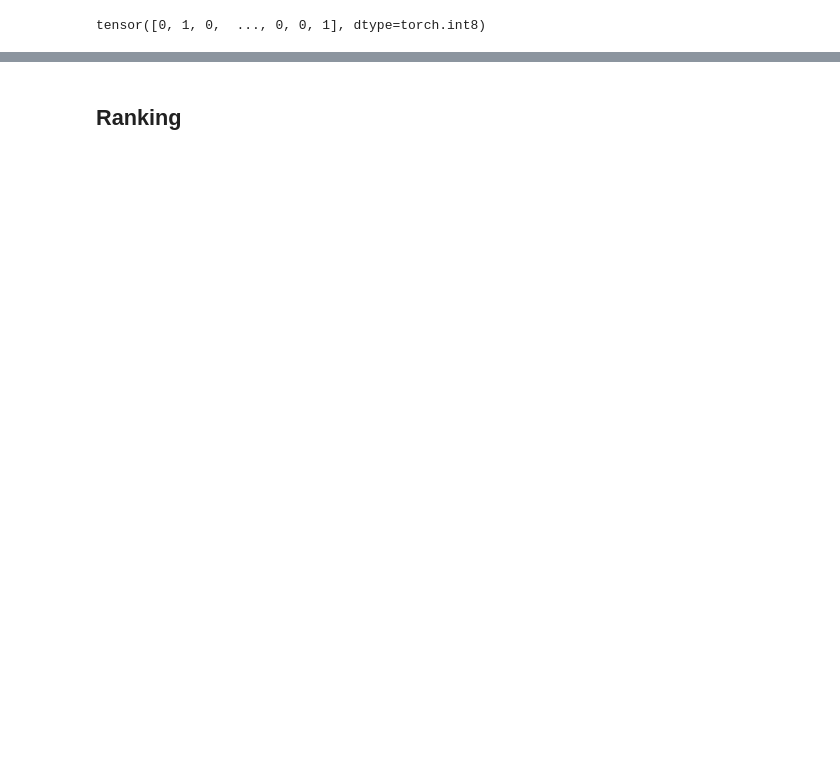
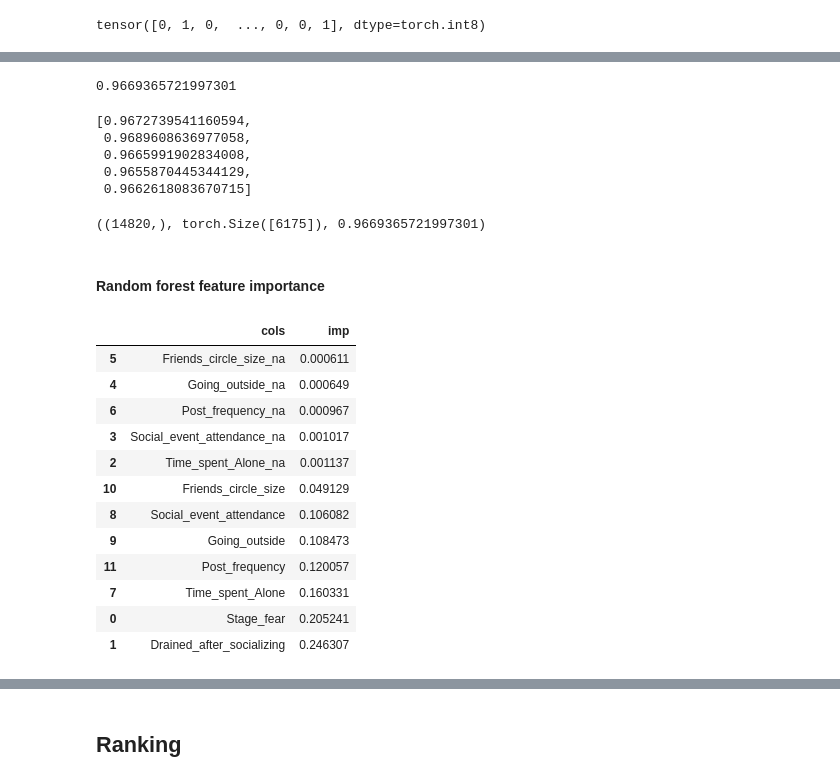
Before and after one commit to rubanzasilva/ps_s5_e7, a Jupyter notebook: s5e7-fastai-gmbs.ipynb, the cells around one changed output, grey strips where cells are left out. Drawn from its saved outputs; the diff is of its cells as text; code cells hidden in the pictures; blank space fills up the shorter version.

```diff
--- a/s5e7-fastai-gmbs.ipynb
+++ b/s5e7-fastai-gmbs.ipynb
@@ -453,0 +461,18 @@ array([1., 0., 0., ..., 0., 0., 0.])
+# %%
+ rf_mean_score
+# %% [output]
+0.9669365721997301
+# %%
+rf_fold_scores
+# %% [output]
+[0.9672739541160594,
+ 0.9689608636977058,
+ 0.9665991902834008,
+ 0.9655870445344129,
+ 0.9662618083670715]
+# %%
+rf_oof_preds.shape, rf_submission_preds.shape, rf_mean_score
+# %% [output]
+((14820,), torch.Size([6175]), 0.9669365721997301)
+# %% [markdown]
+#### Random forest feature importance
@@ -453,0 +483,18 @@ array([1., 0., 0., ..., 0., 0., 0.])
+# %%
+fi = rf_feat_importance(rf_model, X_train)
+#fi[:10]
+fi
+# %% [output]
+|  | cols | imp |
+| 5 | Friends_circle_size_na | 0.000611 |
+| 4 | Going_outside_na | 0.000649 |
+| 6 | Post_frequency_na | 0.000967 |
+| 3 | Social_event_attendance_na | 0.001017 |
+| 2 | Time_spent_Alone_na | 0.001137 |
+| 10 | Friends_circle_size | 0.049129 |
+| 8 | Social_event_attendance | 0.106082 |
+| 9 | Going_outside | 0.108473 |
+| 11 | Post_frequency | 0.120057 |
+| 7 | Time_spent_Alone | 0.160331 |
+| 0 | Stage_fear | 0.205241 |
+| 1 | Drained_after_socializing | 0.246307 |
```
Also changed, not shown: parts of 24 cells of this notebook.
